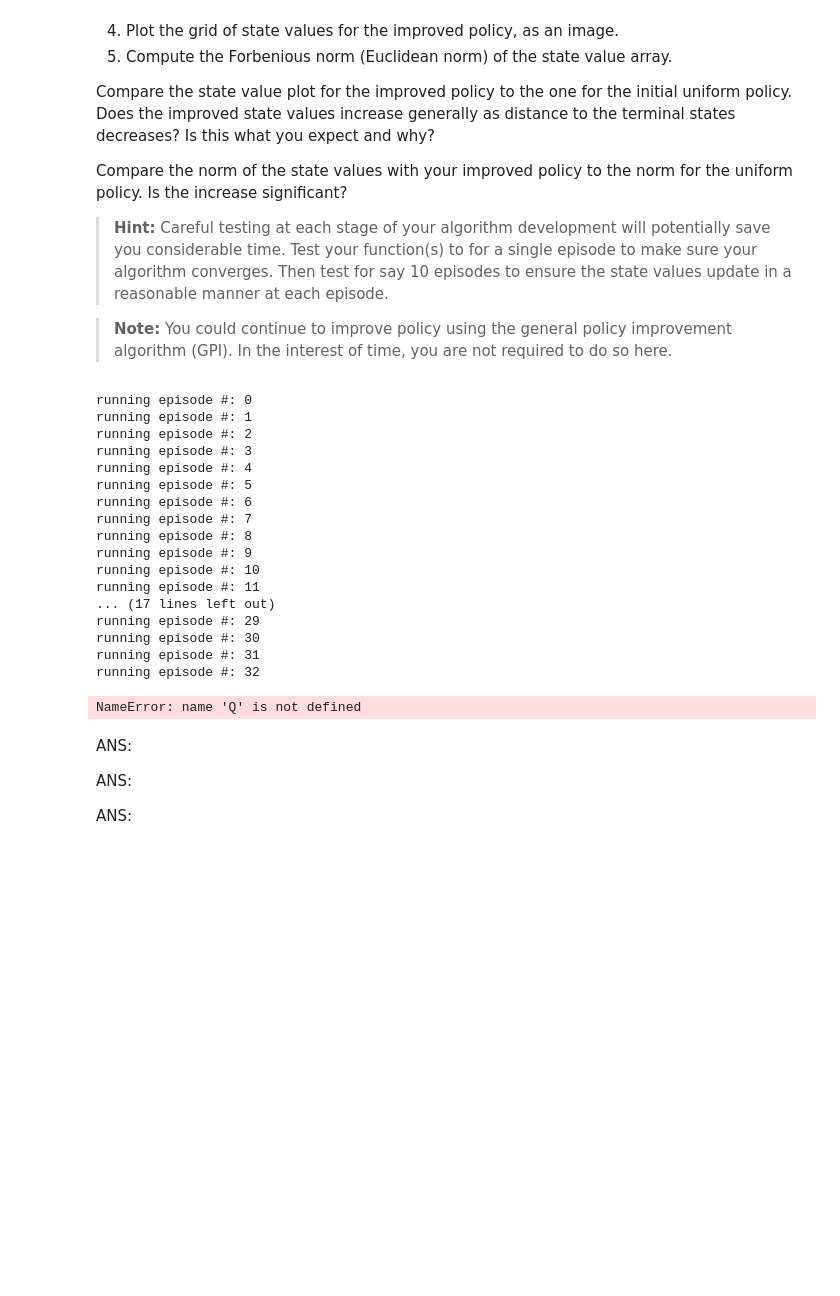
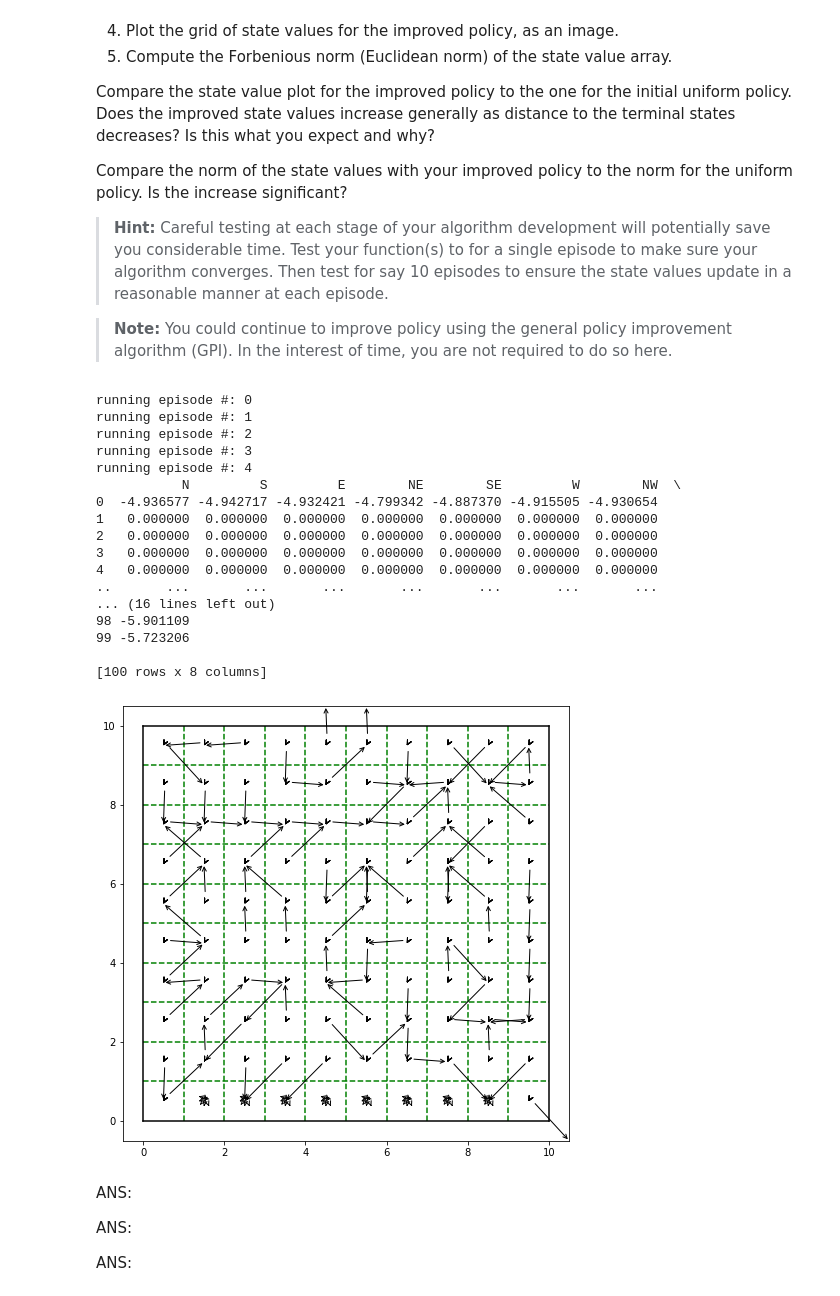
Before and after one commit to nverno/cs82-challenges, a Jupyter notebook: CliffWalking.ipynb, the cells around one changed output. Drawn from its saved outputs; the diff is of its cells as text; code cells hidden in the pictures; blank space fills up the shorter version.

Commit message:
graphing update

```diff
--- a/CliffWalking.ipynb
+++ b/CliffWalking.ipynb
@@ -411,7 +375,7 @@ def MC_action_values(policy, Q, n_episodes, inital_state):
         Q, n_visits = MC_action_value_episode(policy, Q, n_visits, initial_state, n_states, n_actions)
     return(Q)
 
-n_episodes = 100
+n_episodes = 5
 initial_state = 0
 Q = np.zeros((100, 8))
 Q = MC_action_values(initial_policy, Q, n_episodes, initial_state)
@@ -422,20 +386,20 @@ running episode #: 1
 running episode #: 2
 running episode #: 3
 running episode #: 4
-running episode #: 5
-running episode #: 6
-running episode #: 7
-running episode #: 8
-running episode #: 9
-running episode #: 10
-running episode #: 11
-... (17 lines left out)
-running episode #: 29
-running episode #: 30
-running episode #: 31
-running episode #: 32
+           N         S         E        NE        SE         W        NW  \
+0  -4.936577 -4.942717 -4.932421 -4.799342 -4.887370 -4.915505 -4.930654
+1   0.000000  0.000000  0.000000  0.000000  0.000000  0.000000  0.000000
+2   0.000000  0.000000  0.000000  0.000000  0.000000  0.000000  0.000000
+3   0.000000  0.000000  0.000000  0.000000  0.000000  0.000000  0.000000
+4   0.000000  0.000000  0.000000  0.000000  0.000000  0.000000  0.000000
+..       ...       ...       ...       ...       ...       ...       ...
+... (16 lines left out)
+98 -5.901109
+99 -5.723206
+
+[100 rows x 8 columns]
 # %%
-def update_policy(policy, Q, epsilon, action_index = {'u':0, 'd':1, 'l':2, 'r':3}):
+def update_policy(policy, Q, epsilon):
     '''Updates the policy based on estiamtes of Q using
     an epslion greedy algorithm. The action with the highest
     action value is used.'''
@@ -444,7 +408,7 @@ def update_policy(policy, Q, epsilon, action_index = {'u':0, 'd':1, 'l':2, 'r':3
     keys = actions
 
     ## Iterate over the states and find the maximm action value.
-    for state in range(len(policy)):
+    for state in range(100):
         ## First find the index of the max Q values
         q = Q[state,:]
         max_action_index = np.where(q == max(q))[0]
@@ -453,13 +417,12 @@ def update_policy(policy, Q, epsilon, action_index = {'u':0, 'd':1, 'l':2, 'r':3
         n_transitions = float(len(q))
         n_max_transitions = float(len(max_action_index))
         p_max_transitions = (1.0 - epsilon *(n_transitions - n_max_transitions))/(n_max_transitions)
+        x_idx = state % 10
+        y_idx = state // 10
 
         ## Now assign the probabilities to the policy as epsilon greedy.
         for key in keys:
-            if(action_index[key] in max_action_index): policy[state][key] = p_max_transitions
-            else: policy[state][key] = epsilon
+            index = get_action_index(key)
+            if(index in max_action_index): policy[x_idx][y_idx][index] = p_max_transitions
+            else: policy[x_idx][y_idx][index] = epsilon
     return(policy)
-
-update_policy(initial_policy, Q, 0.1)
-# %% [output]
-NameError: name 'Q' is not defined
@@ -466,3 +514,7 @@ NameError: name 'Q' is not defined
+# %%
+display_policy(np.array(policy))
+# %% [output]
+[figure, added]
 # %% [markdown]
 ANS:
 
```
Also changed, not shown: parts of 6 cells of this notebook, 3 other files.
